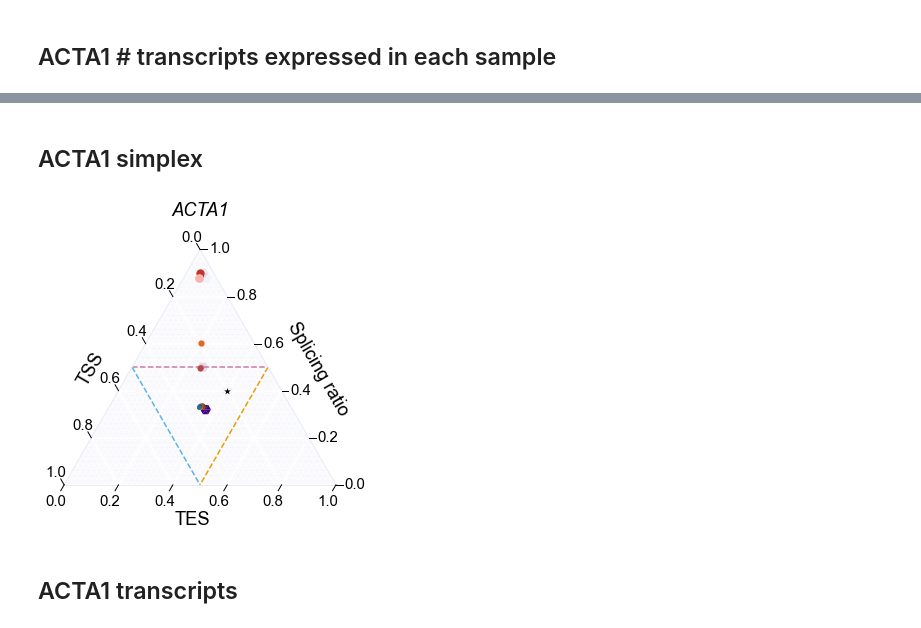
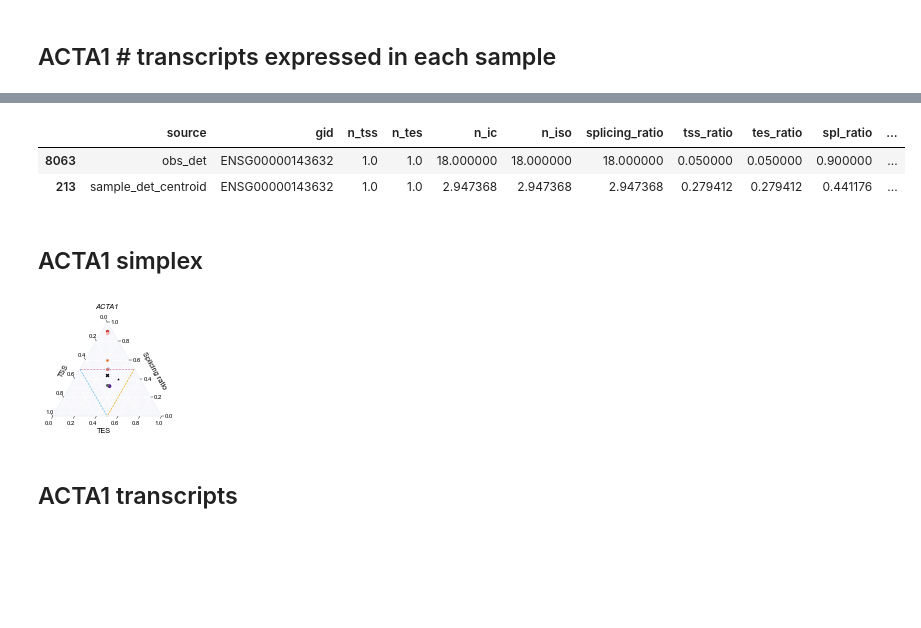
Before and after one commit to fairliereese/paper_rnawg, a Jupyter notebook: figures_revisions/fig3/fig3.ipynb, the cells around one changed output, grey strips where cells are left out. Drawn from its saved outputs; the diff is of its cells as text; code cells hidden in the pictures; blank space fills up the shorter version.

```diff
--- a/figures_revisions/fig3/fig3.ipynb
+++ b/figures_revisions/fig3/fig3.ipynb
@@ -404,3 +494,10 @@ ca.triplets.loc[(ca.triplets.gname=='ACTA1')&\
+# %%
+ca.triplets.loc[(ca.triplets.gname=='ACTA1')&\
+                (ca.triplets.source.isin(['sample_det_centroid', 'obs_det']))]
+# %% [output]
+|  | source | gid | n_tss | n_tes | n_ic | n_iso | splicing_ratio | tss_ratio | tes_ratio | spl_ratio | ... |
+| 8063 | obs_det | ENSG00000143632 | 1.0 | 1.0 | 18.000000 | 18.000000 | 18.000000 | 0.050000 | 0.050000 | 0.900000 | ... |
+| 213 | sample_det_centroid | ENSG00000143632 | 1.0 | 1.0 | 2.947368 | 2.947368 | 2.947368 | 0.279412 | 0.279412 | 0.441176 | ... |
 # %% [markdown]
 ## ACTA1 simplex
 # %%
@@ -425,10 +522,10 @@ df = ca.plot_simplex(top='splicing_ratio',
                      legend=False,
                      jitter=True,
                      subset=subset,
-                     size_scale=0.5,
+                     size_scale=0.2,
                      fname=fname)
 # %% [output]
-[figure, old version]
+[figure, new version]
 # %% [markdown]
 ## ACTA1 transcripts
 # %%
```
Also changed, not shown: parts of 18 cells of this notebook, 17 other files.
